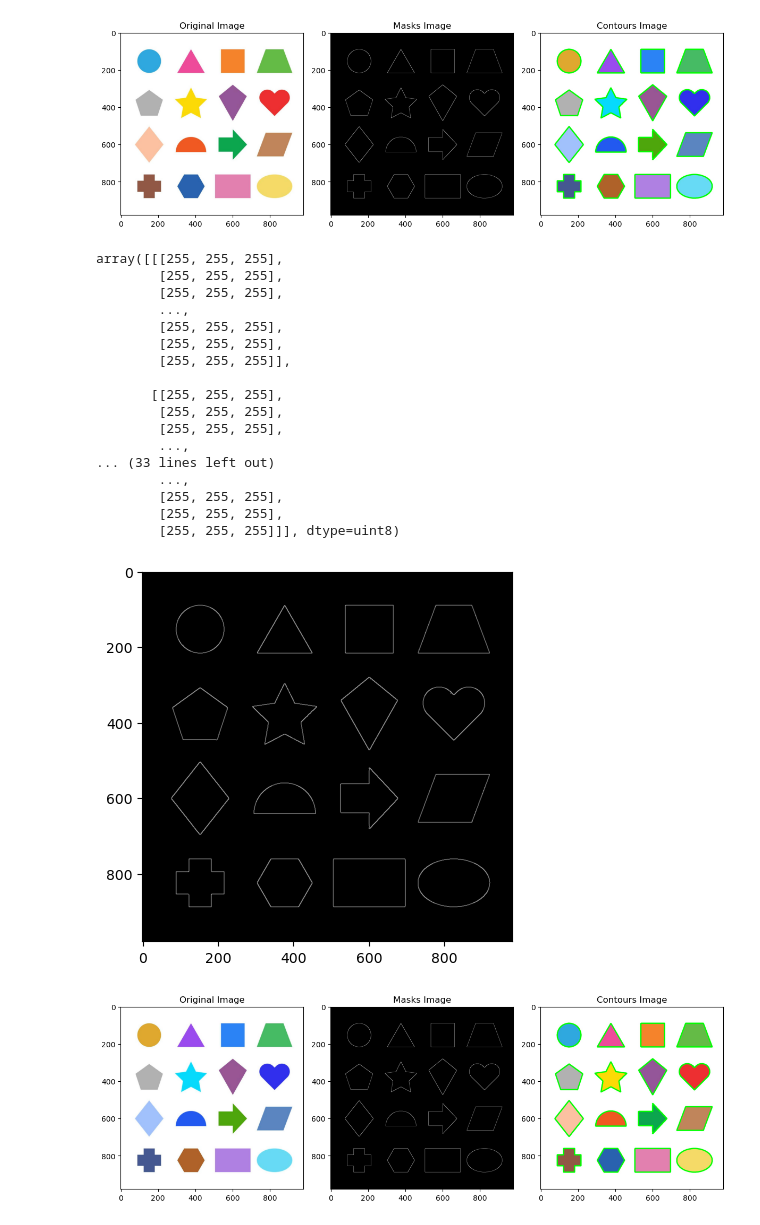
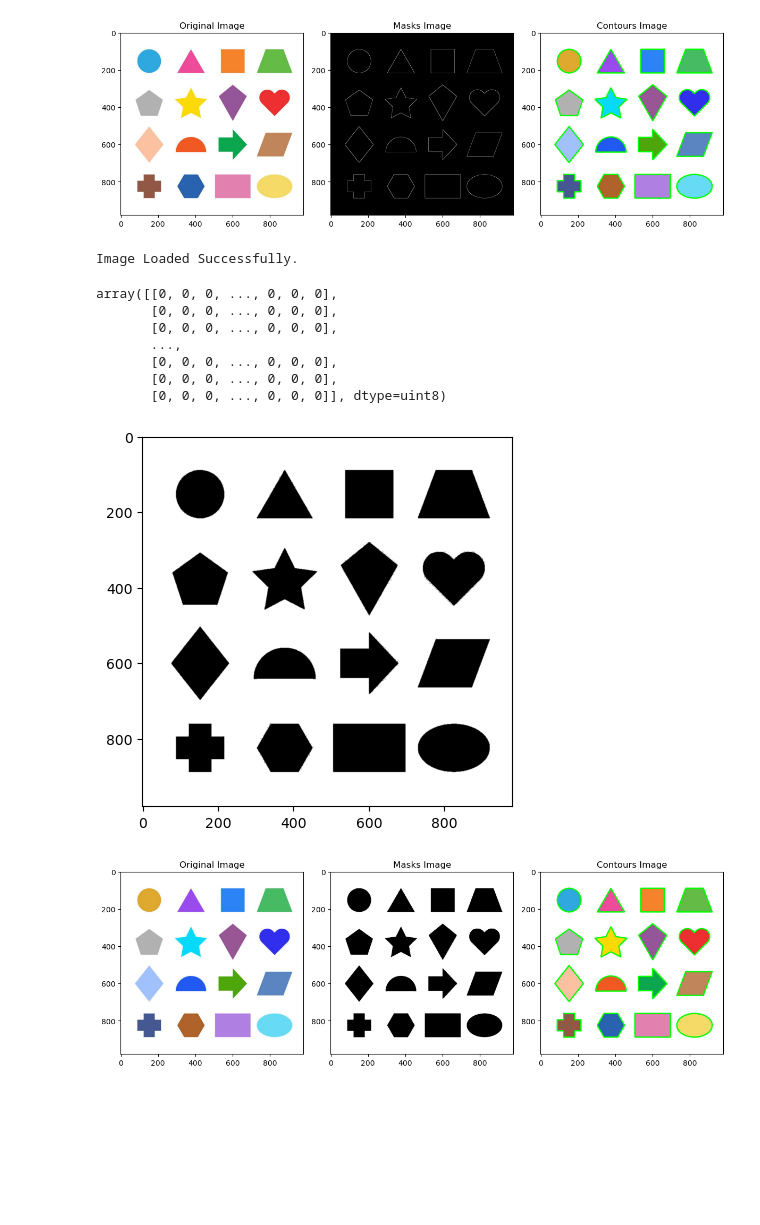
Before and after one commit to aaabdelaziz/Image-Processing, a Jupyter notebook: Python_Implementation/15-Contours.ipynb, the cells around one changed output. Saved outputs shown, nothing was run; the diff lists cells and outputs as text; code cells hidden in the pictures; blank space fills up the shorter version.

Commit message:
Add second thresholding method for Contours and  shapes edge detection

```diff
--- a/Python_Implementation/15-Contours.ipynb
+++ b/Python_Implementation/15-Contours.ipynb
@@ -81,43 +81,47 @@ plt.show()
 [figure]
 # %%
 # Method (2) : to use Thresholding technique instead of Canny
-# -----------------------------------------------------------------
-# Modify image colors, by converting all color values greater than 200 to be white
+# ----------------------------------------------------------------
+# Load the image and get it as greyscale
+image2 = cv2.imread("./images/shapes.jpg")
+
+# Check if the image is loaded
+if image2 is None:
+    print(" Error: Can't load the image")
+else:
+    print("Image Loaded Successfully.")
+
+# Convert to grayscale
+img_grey2 = cv2.cvtColor(image2, cv2.COLOR_BGR2GRAY)
+
+# cv2.threshold( ) Converts the grayscale image into a binary image.
+# Pixels with intensity greater than 200 are set to 255 (white).
+# Pixels with intensity less than or equal to 200 are set to 0 (black).
+# retval holds the threshold value used (which is 200 here, but it can be useful if you're using certain adaptive thresholding methods).
+# So, it Modify image colors, by converting all color values greater than 200 to be white
 # Any pixel color > 200 will be 1 (white), and colors < 200 will be 0 (black)
 # THRESH_BINARY to binary convert the 200 < values, values > 200  to 0,1s.
-retval, binary = cv2.threshold(img_grey, 200, 255, cv2.THRESH_BINARY)
-plt.imshow(img_grey, cmap='grey')
+retval, binary = cv2.threshold(img_grey2, 240, 255, cv2.THRESH_BINARY)
 
+plt.imshow(binary, cmap='grey')
 
 # Pass the grey image to contour detection, take two inputs
 # Mode: determines Hirarchical relathionship between contours
 # Method: define the way on how the contours points are stored
 contours, hierarchy = cv2.findContours(binary, cv2.RETR_LIST, cv2.CHAIN_APPROX_SIMPLE)
 
-# Create a new contour image copy
-contour_image = image.copy()
-
-# Draw contours (Edge detections) -> drawContours(image, , index, color_select, 5)
-cv2.drawContours(contour_image, contours, -1, (0, 255, 0), 5 )
+# Draw contours on the mask with black color (0)
+cv2.drawContours(mask, contours, -1, 0, thickness=cv2.FILLED)
 # %% [output]
-array([[[255, 255, 255],
-        [255, 255, 255],
-        [255, 255, 255],
-        ...,
-        [255, 255, 255],
-        [255, 255, 255],
-        [255, 255, 255]],
-
-       [[255, 255, 255],
-        [255, 255, 255],
-        [255, 255, 255],
-        ...,
-... (33 lines left out)
-        ...,
-        [255, 255, 255],
-        [255, 255, 255],
-        [255, 255, 255]]], dtype=uint8)
+Image Loaded Successfully.
+array([[0, 0, 0, ..., 0, 0, 0],
+       [0, 0, 0, ..., 0, 0, 0],
+       [0, 0, 0, ..., 0, 0, 0],
+       ...,
+       [0, 0, 0, ..., 0, 0, 0],
+       [0, 0, 0, ..., 0, 0, 0],
+       [0, 0, 0, ..., 0, 0, 0]], dtype=uint8)
-[figure, old version]
+[figure, new version]
 # %%
 # Plots
 # Show all resized images with each algorithm
@@ -130,7 +134,7 @@ plt.title("Original Image")
 
 # Show the masks image
 plt.subplot(1,3,2)
-plt.imshow(binary, cmap='grey')
+plt.imshow(binary, cmap='gray')
 plt.title("Masks Image")
 
 # Show the  edges (Contours)
@@ -141,4 +145,4 @@ plt.title("Contours Image")
 plt.tight_layout()
 plt.show()
 # %% [output]
-[figure, old version]
+[figure, new version]
```
Also changed, not shown: parts of 1 cell of this notebook, 5 other files.
